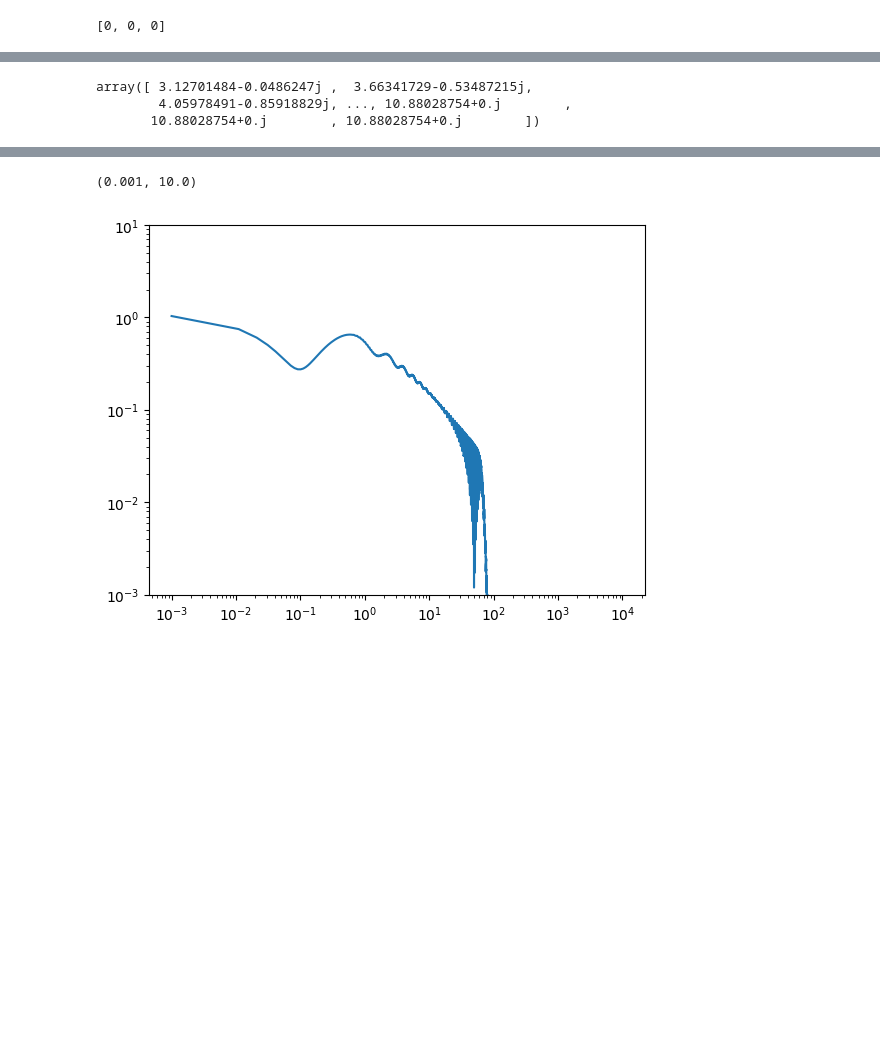
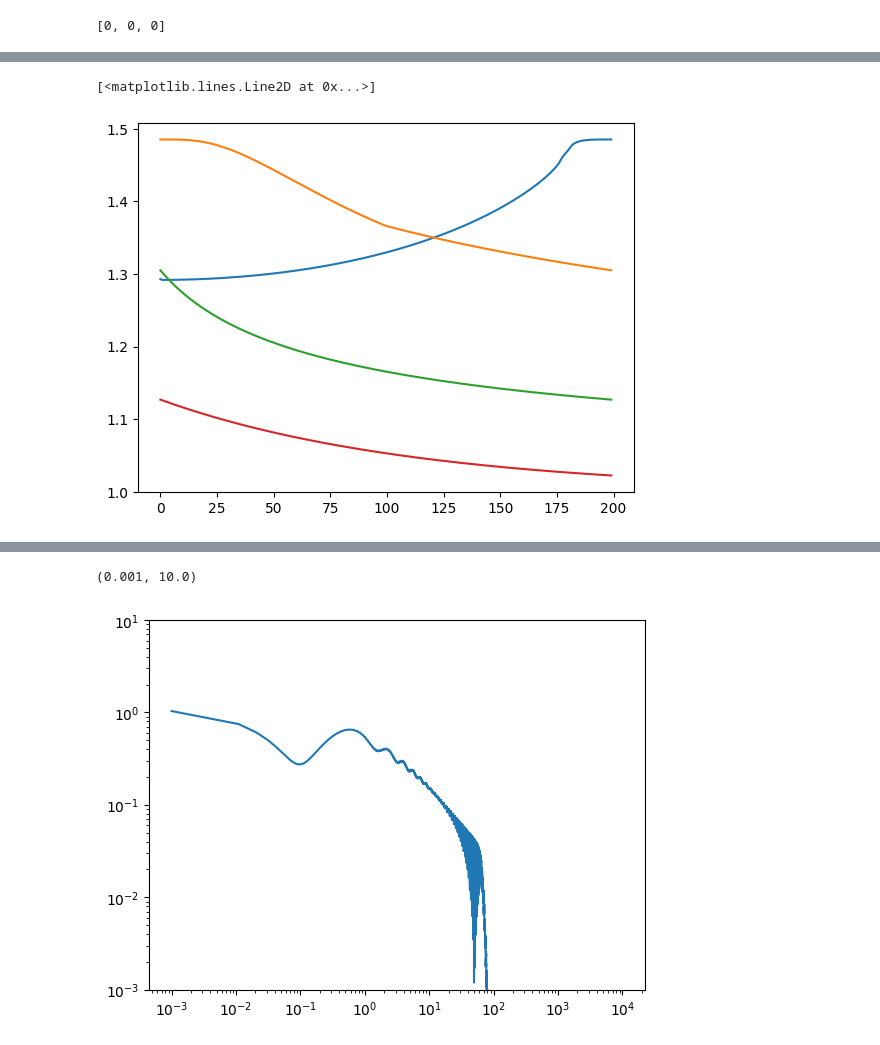
Before and after one commit to mhycheung/glworia, a Jupyter notebook: load_interp_simple.ipynb, the cells around one changed output, grey strips where cells are left out. Drawn from its saved outputs; the diff is of its cells as text; code cells hidden in the pictures; blank space fills up the shorter version.

```diff
--- a/load_interp_simple.ipynb
+++ b/load_interp_simple.ipynb
@@ -65,9 +67,11 @@ array([  0.        ,  13.14696057, 262.93921134])
-# %%
-F
-# %% [output]
-array([ 3.12701484-0.0486247j ,  3.66341729-0.53487215j,
-        4.05978491-0.85918829j, ..., 10.88028754+0.j        ,
-       10.88028754+0.j        , 10.88028754+0.j        ])
+# %%
+plt.plot(u0)
+plt.plot(u1)
+plt.plot(u2)
+plt.plot(u3)
+# %% [output]
+[<matplotlib.lines.Line2D at 0x...>]
+[figure, added]
 # %%
 import matplotlib.pyplot as plt
 # %%
```
Also changed, not shown: parts of 10 cells of this notebook, 21 other files.
